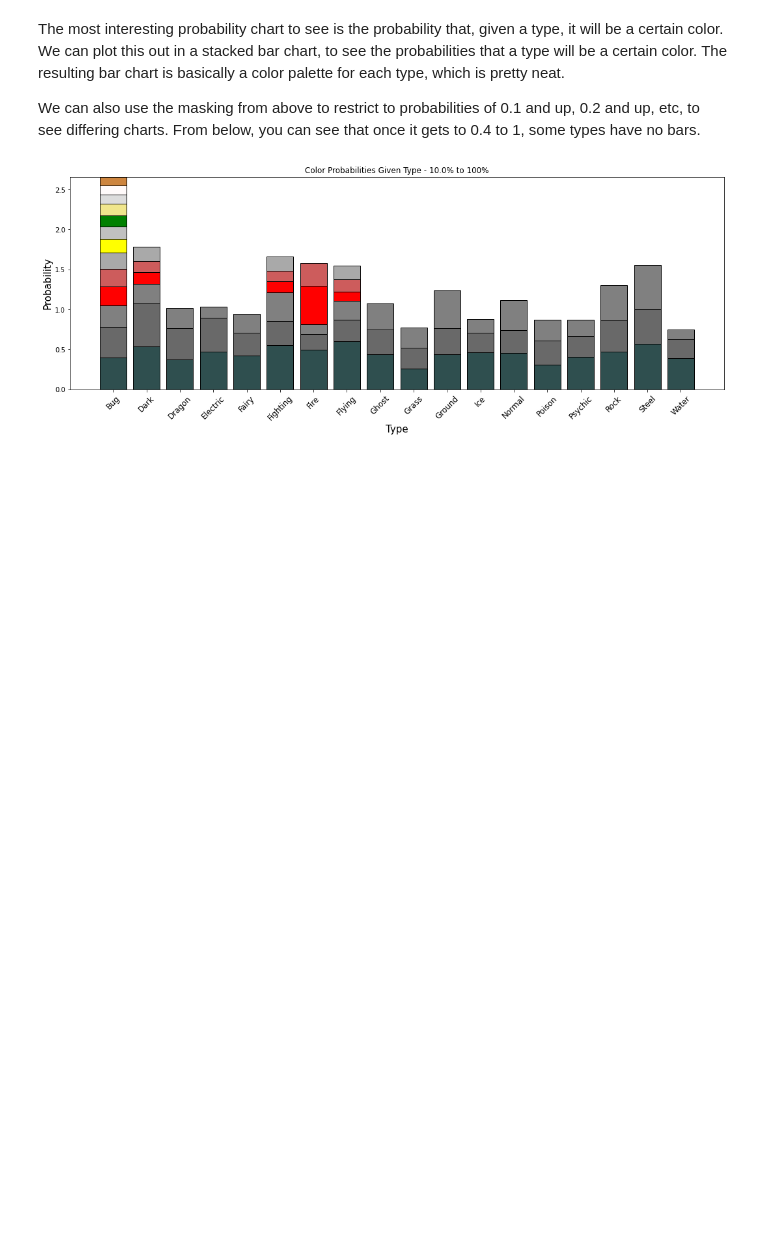
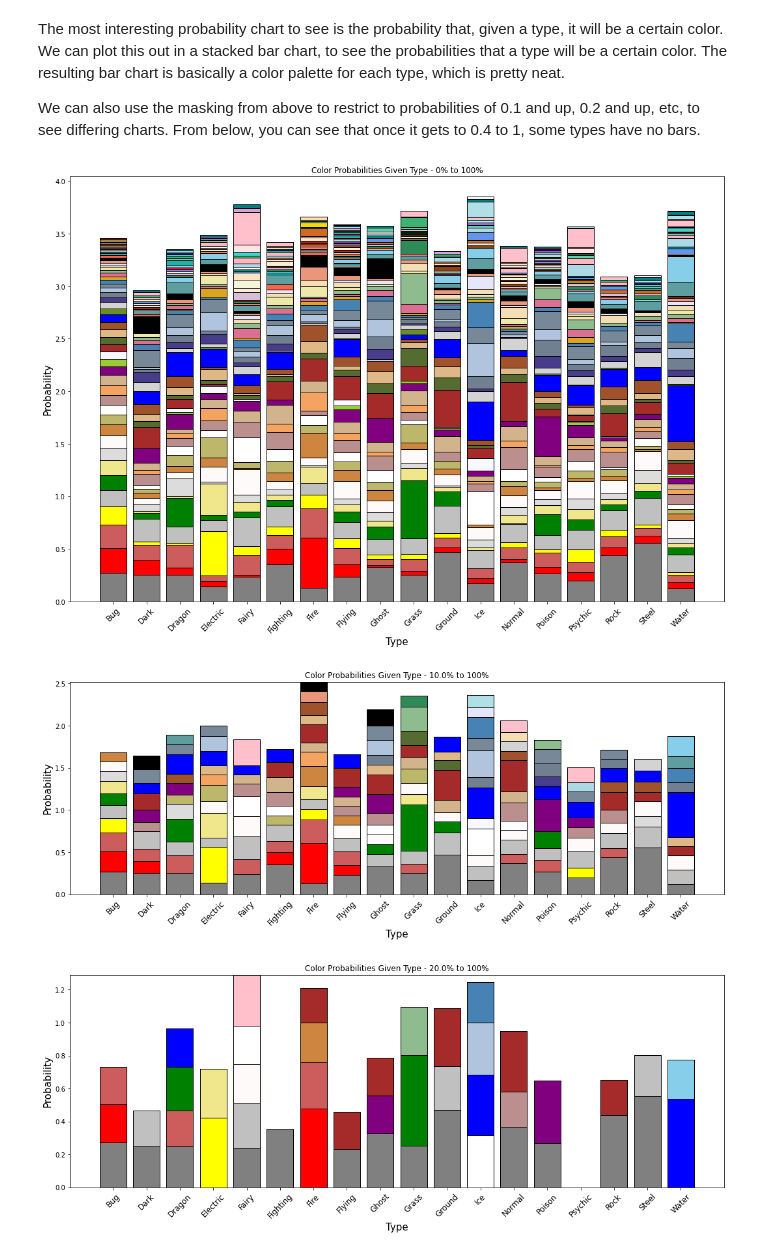
Before and after one commit to Drexel-MS-Y2-DSCI-Group-Projects/dsci521-pokemon-analysis, a Jupyter notebook: color_typing_analysis/co_occurrence_prob_charts.ipynb, the cells around one changed output. Drawn from its saved outputs; the diff is of its cells as text; code cells hidden in the pictures; blank space fills up the shorter version.

```diff
--- a/color_typing_analysis/co_occurrence_prob_charts.ipynb
+++ b/color_typing_analysis/co_occurrence_prob_charts.ipynb
@@ -97,6 +97,7 @@ whitesmoke     0.00000  0.00000  0.00000  0.01778  0.00701
 # %%
-def plot_cgt_data(df, title, xlabel, ylabel, lower_limit = 0, upper_limit = 1):
-    fig = plt.figure(figsize = (18, 6))
+def plot_cgt_data(df, title, xlabel, ylabel, lower_limit = 0, upper_limit = 1, size=(18, 6)):
+
+    fig = plt.figure(figsize = size)
 
     # df_arr_masked = []
     # for item in df:
@@ -107,22 +108,13 @@ def plot_cgt_data(df, title, xlabel, ylabel, lower_limit = 0, upper_limit = 1):
 
     df_masked = mask_percents(df, lower_limit, upper_limit)
     df_masked = df_masked.transpose()
-    # df_masked = df.transpose()
+    df_masked = df_masked.fillna(0) # fill the NaN values with 0, so they can be added to the y_offset
 
     y_offset = np.zeros(len(df_masked.index))
-    # y_offset = np.zeros(len(df[0].index))
 
     for index, col in enumerate(df_masked.columns):
-        plt.bar(df_masked.index, df_masked[col], bottom = y_offset, color = col, edgecolor = 'black', label = col)
+        _ = plt.bar(df_masked.index, df_masked[col], bottom = y_offset, color = col, edgecolor = 'black', label = col)
         y_offset = y_offset + df_masked[col]
-
-    # for col in df_arr_masked:
-    #     column = col.index.values[0]
-    #     values = col.values[0]
-    #     index = col.columns.values
-    #     plt.bar(index, values, bottom = y_offset, color = column, edgecolor = 'black', label = column)
-    #     y_offset = y_offset + values
-
 
     plot_title = f'{title} - {str(round(lower_limit * 100, 2))}% to {str(round(upper_limit * 100, 2))}%'
     # plot_title = title
@@ -157,16 +149,16 @@ We can also use the masking from above to restrict to probabilities of 0.1 and u
 # %%
 # fig_cgt = plot_cgt_data(df_cgt_01_1, 'Color Probabilities Given Type', 'Type', 'Probability')
 
-# fig_cgt_1 = plot_cgt_data(df_cgt, 'Color Probabilities Given Type', 'Type', 'Probability')
-
-# fig_cgt_2 = plot_cgt_data(df_cgt, 'Color Probabilities Given Type', 'Type', 'Probability', 0.05, 1)
+fig_cgt_1 = plot_cgt_data(df_cgt, 'Color Probabilities Given Type', 'Type', 'Probability', size=(18, 12))
 
 fig_cgt_2 = plot_cgt_data(df_cgt, 'Color Probabilities Given Type', 'Type', 'Probability', 0.10, 1)
 
-# fig_cgt_3 = plot_cgt_data(df_cgt, 'Color Probabilities Given Type', 'Type', 'Probability', 0.20, 1)
+fig_cgt_3 = plot_cgt_data(df_cgt, 'Color Probabilities Given Type', 'Type', 'Probability', 0.20, 1)
 
-# fig_cgt_4 = plot_cgt_data(df_cgt, 'Color Probabilities Given Type', 'Type', 'Probability', 0.30, 1)
+fig_cgt_4 = plot_cgt_data(df_cgt, 'Color Probabilities Given Type', 'Type', 'Probability', 0.30, 1)
 
-# fig_cgt_5 = plot_cgt_data(df_cgt, 'Color Probabilities Given Type', 'Type', 'Probability', 0.40, 1)
+fig_cgt_5 = plot_cgt_data(df_cgt, 'Color Probabilities Given Type', 'Type', 'Probability', 0.40, 1)
 # %% [output]
-[figure, old version]
+[figure, new version]
+[figure, added]
+[figure, added]
```
Also changed, not shown: parts of 2 cells of this notebook, 8 other files.
